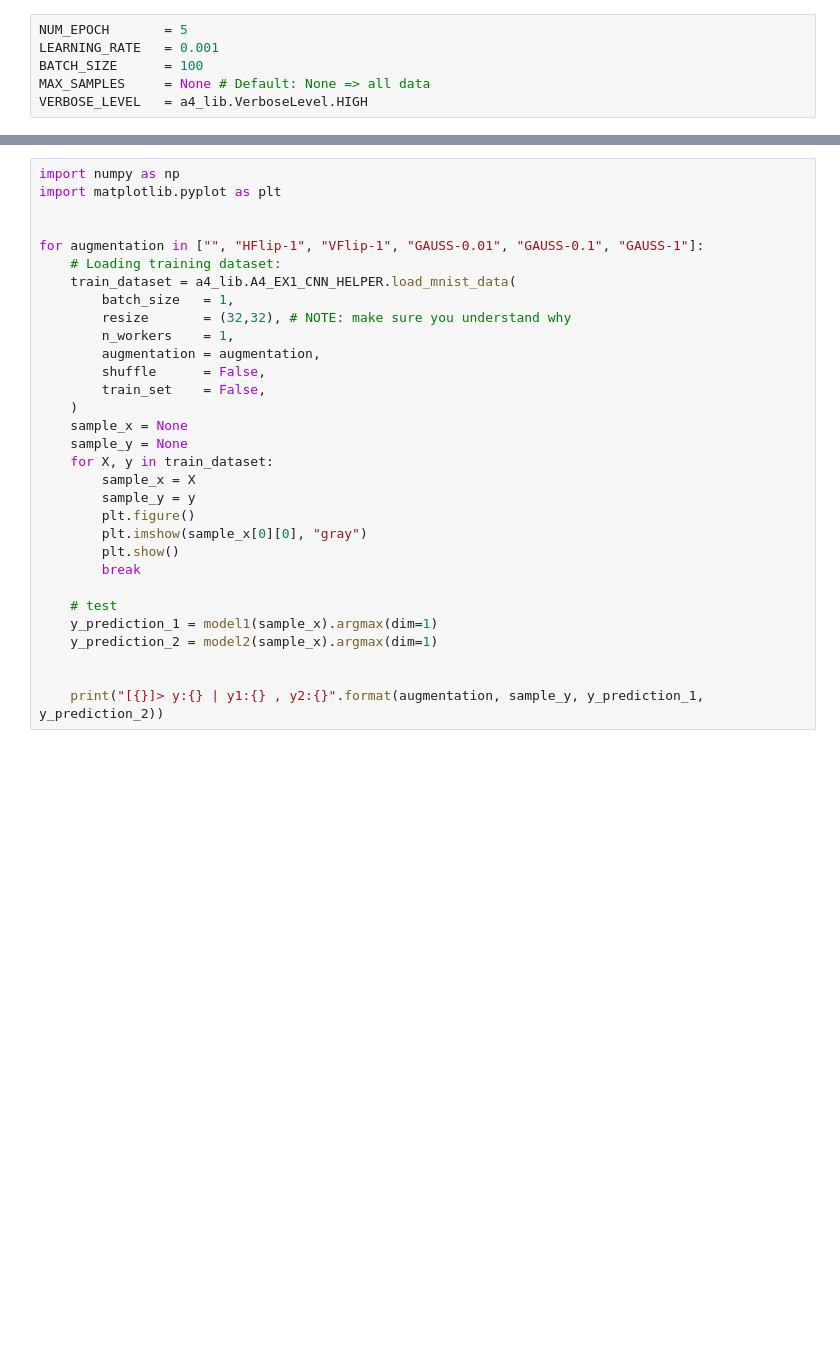
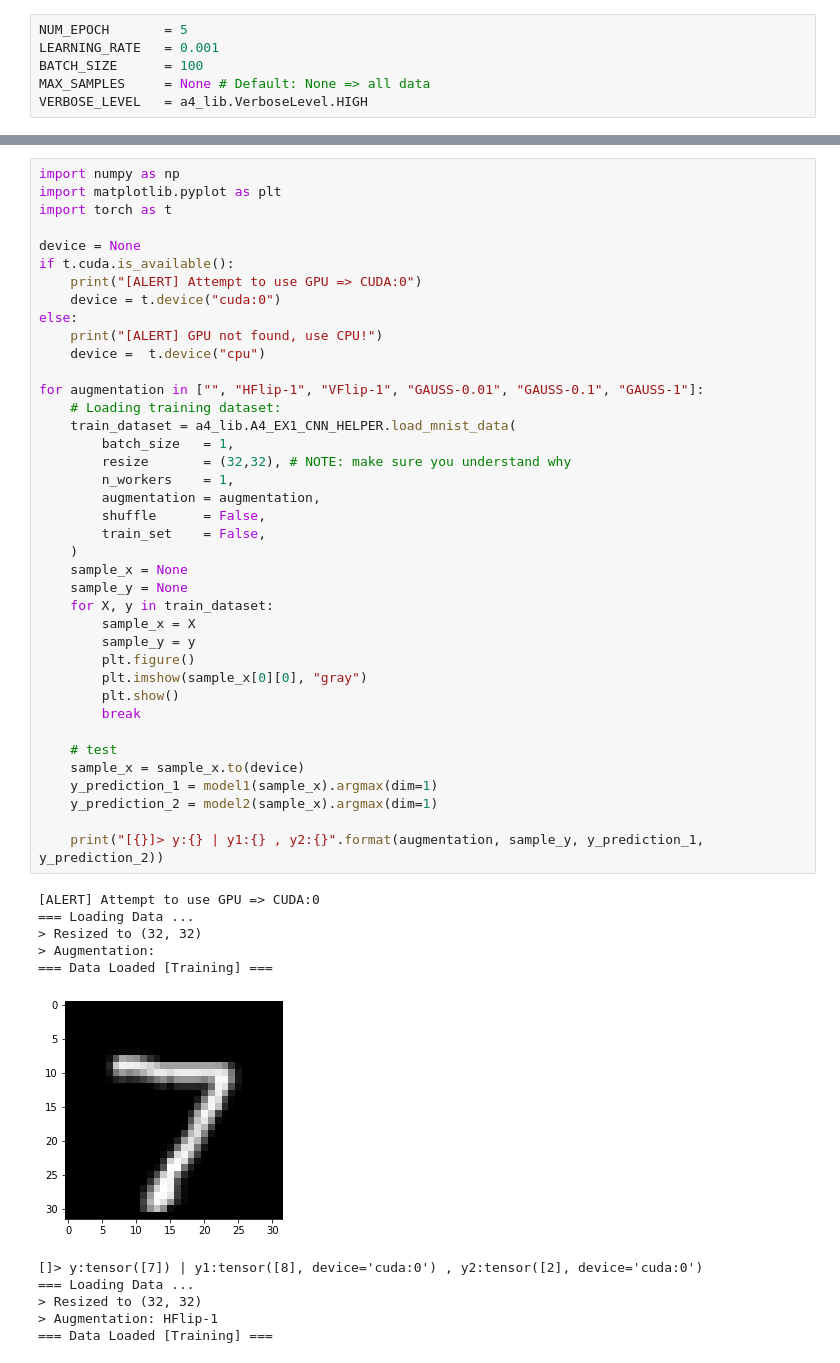
Before and after one commit to jaku-jaku/my_undergrad_course_works, a Jupyter notebook: CS 480/A4 Package/My Solution/src_code/main.ipynb, the cells around one changed output, grey strips where cells are left out. Cells and saved outputs as stored; diff of their text form; blank space fills up the shorter version.

```diff
--- a/CS 480/A4 Package/My Solution/src_code/main.ipynb
+++ b/CS 480/A4 Package/My Solution/src_code/main.ipynb
@@ -144,31 +110,51 @@ Sequential(
 # %%
 import numpy as np
 import matplotlib.pyplot as plt
+import torch as t
 
+device = None
+if t.cuda.is_available():
+    print("[ALERT] Attempt to use GPU => CUDA:0")
+    device = t.device("cuda:0")
+else:
+    print("[ALERT] GPU not found, use CPU!")
+    device =  t.device("cpu")
 
 for augmentation in ["", "HFlip-1", "VFlip-1", "GAUSS-0.01", "GAUSS-0.1", "GAUSS-1"]:
     # Loading training dataset:
     train_dataset = a4_lib.A4_EX1_CNN_HELPER.load_mnist_data(
         batch_size   = 1,
         resize       = (32,32), # NOTE: make sure you understand why
         n_workers    = 1,
         augmentation = augmentation,
         shuffle      = False,
         train_set    = False,
     )
     sample_x = None
     sample_y = None
     for X, y in train_dataset:
         sample_x = X
         sample_y = y
         plt.figure()
         plt.imshow(sample_x[0][0], "gray")
         plt.show()
         break
 
     # test
+    sample_x = sample_x.to(device)
     y_prediction_1 = model1(sample_x).argmax(dim=1)
     y_prediction_2 = model2(sample_x).argmax(dim=1)
 
-
     print("[{}]> y:{} | y1:{} , y2:{}".format(augmentation, sample_y, y_prediction_1, y_prediction_2))
+# %% [output]
+[ALERT] Attempt to use GPU => CUDA:0
+=== Loading Data ...
+> Resized to (32, 32)
+> Augmentation:
+=== Data Loaded [Training] ===
+[figure, added]
+[]> y:tensor([7]) | y1:tensor([8], device='cuda:0') , y2:tensor([2], device='cuda:0')
+=== Loading Data ...
+> Resized to (32, 32)
+> Augmentation: HFlip-1
+=== Data Loaded [Training] ===
```
Also changed, not shown: parts of 3 cells of this notebook.
